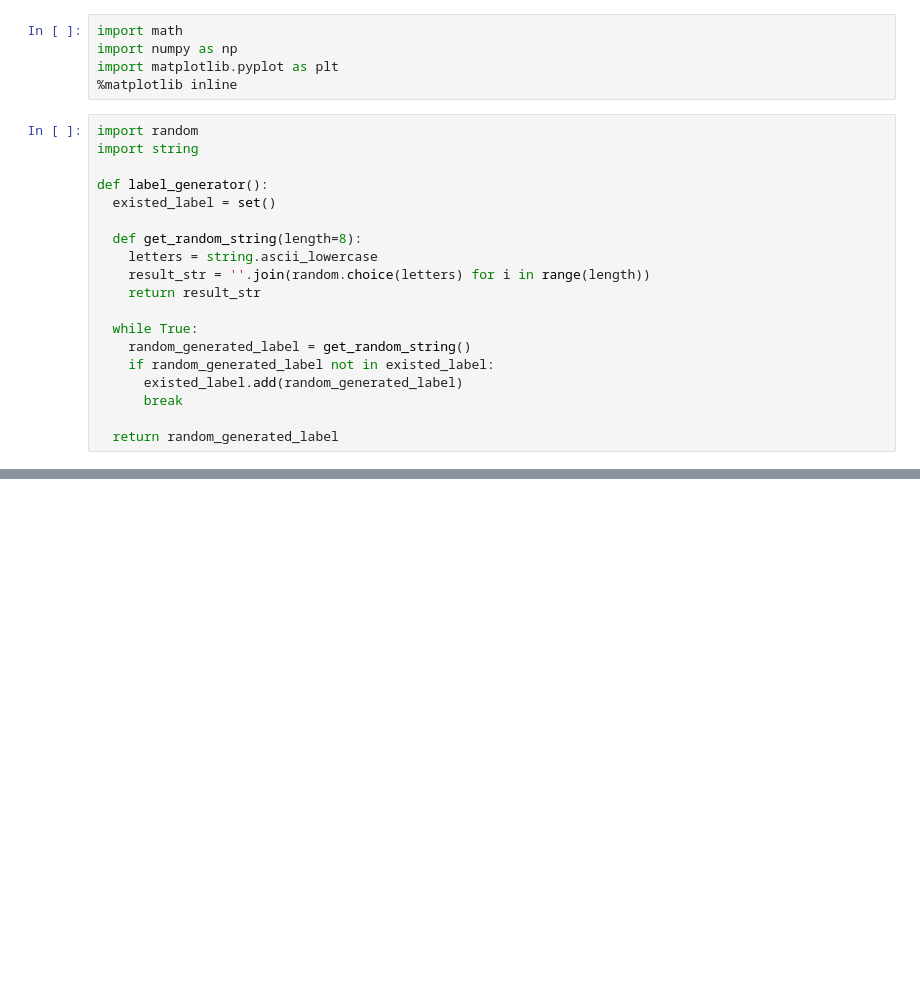
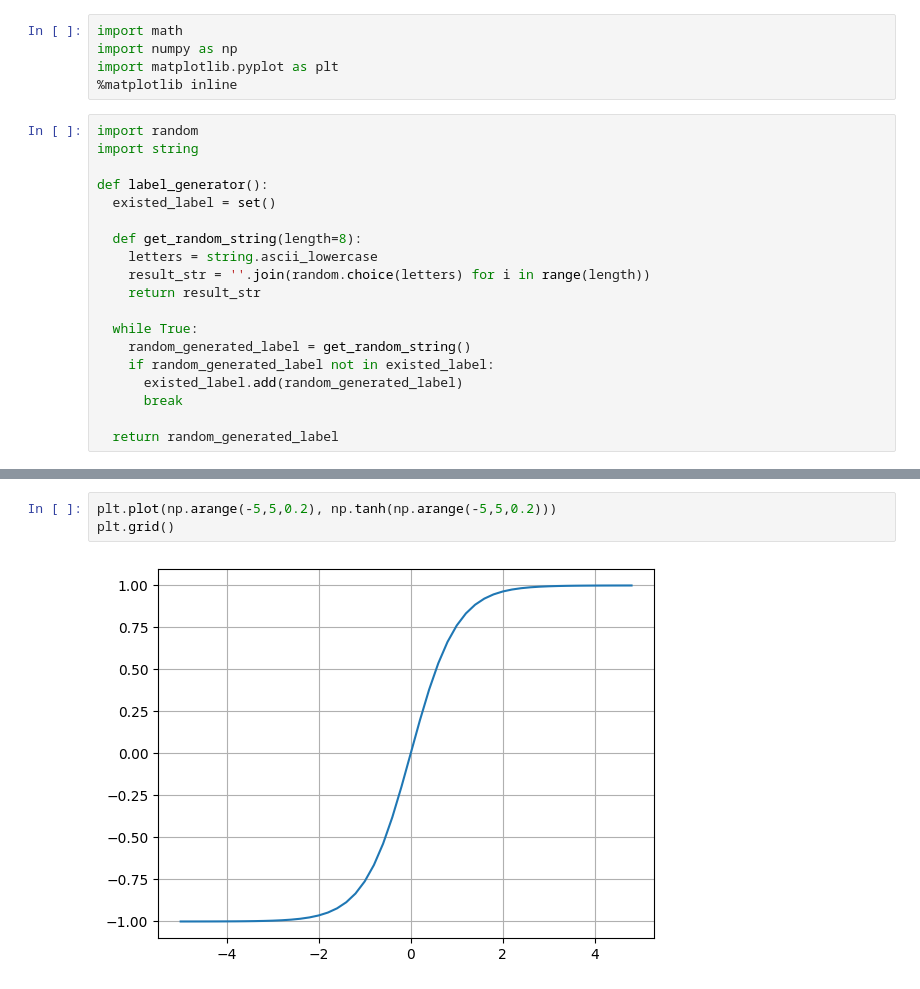
Before and after one commit to AmosChenYQ/micro-autograd, a Jupyter notebook: micro-autograd.ipynb, the cells around one changed output, grey strips where cells are left out. Saved outputs shown, nothing was run; the diff lists cells and outputs as text; blank space fills up the shorter version.

```diff
--- a/micro-autograd.ipynb
+++ b/micro-autograd.ipynb
@@ -222,3 +226,8 @@ draw_dot_using_topo(L)
 # %% [output]
 Value(data=27.760448)
 [drawing not drawn]
+# %%
+plt.plot(np.arange(-5,5,0.2), np.tanh(np.arange(-5,5,0.2)))
+plt.grid()
+# %% [output]
+[figure, added]
```
Also changed, not shown: parts of 13 cells of this notebook.
